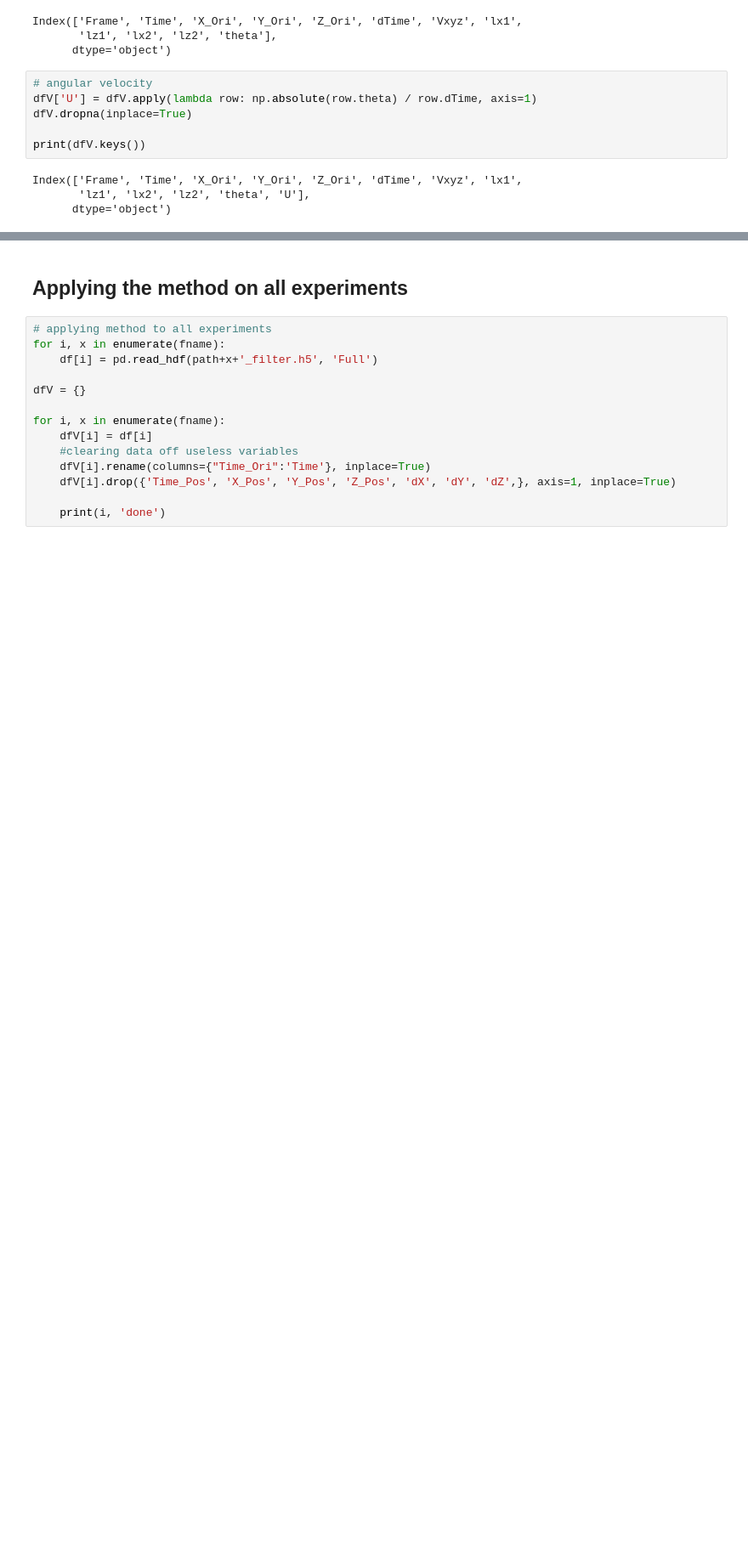
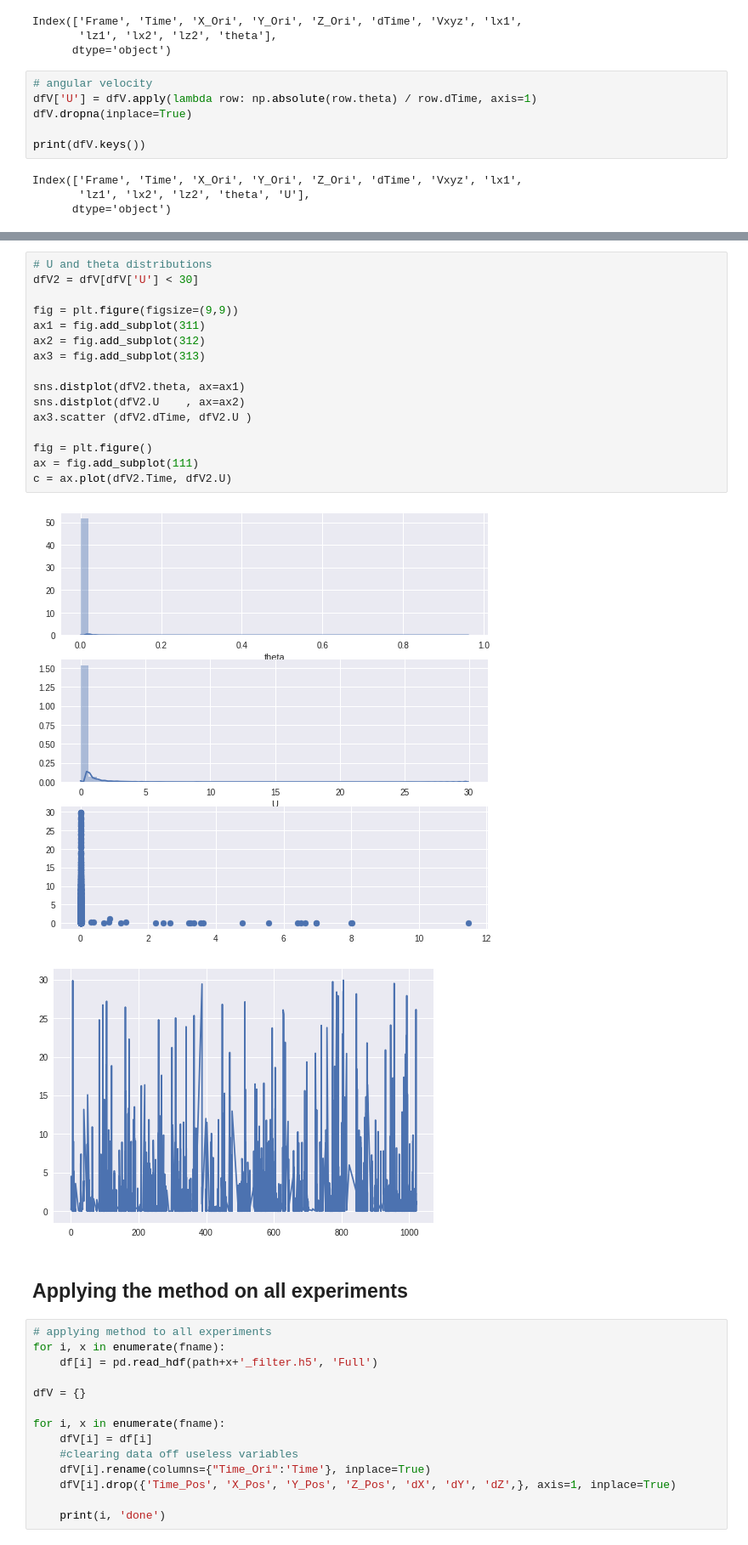
Before and after one commit to alTeska/VR_Acuity, a Jupyter notebook: notebooks/Orientation_Angle.ipynb, the cells around one changed output, grey strips where cells are left out. Shown at 85% size. Cells and saved outputs as stored; diff of their text form; blank space fills up the shorter version.

```diff
--- a/notebooks/Orientation_Angle.ipynb
+++ b/notebooks/Orientation_Angle.ipynb
@@ -117,3 +117,22 @@ c = ax.plot(dfV.Time, dfV.U)
+# %%
+# U and theta distributions
+dfV2 = dfV[dfV['U'] < 30]
+
+fig = plt.figure(figsize=(9,9))
+ax1 = fig.add_subplot(311)
+ax2 = fig.add_subplot(312)
+ax3 = fig.add_subplot(313)
+
+sns.distplot(dfV2.theta, ax=ax1)
+sns.distplot(dfV2.U    , ax=ax2)
+ax3.scatter (dfV2.dTime, dfV2.U )
+
+fig = plt.figure()
+ax = fig.add_subplot(111)
+c = ax.plot(dfV2.Time, dfV2.U)
+# %% [output]
+[figure, added]
+[figure, added]
 # %% [markdown]
 ## Applying the method on all experiments
 # %%
```
Also changed, not shown: parts of 6 cells of this notebook, 1 other file.
